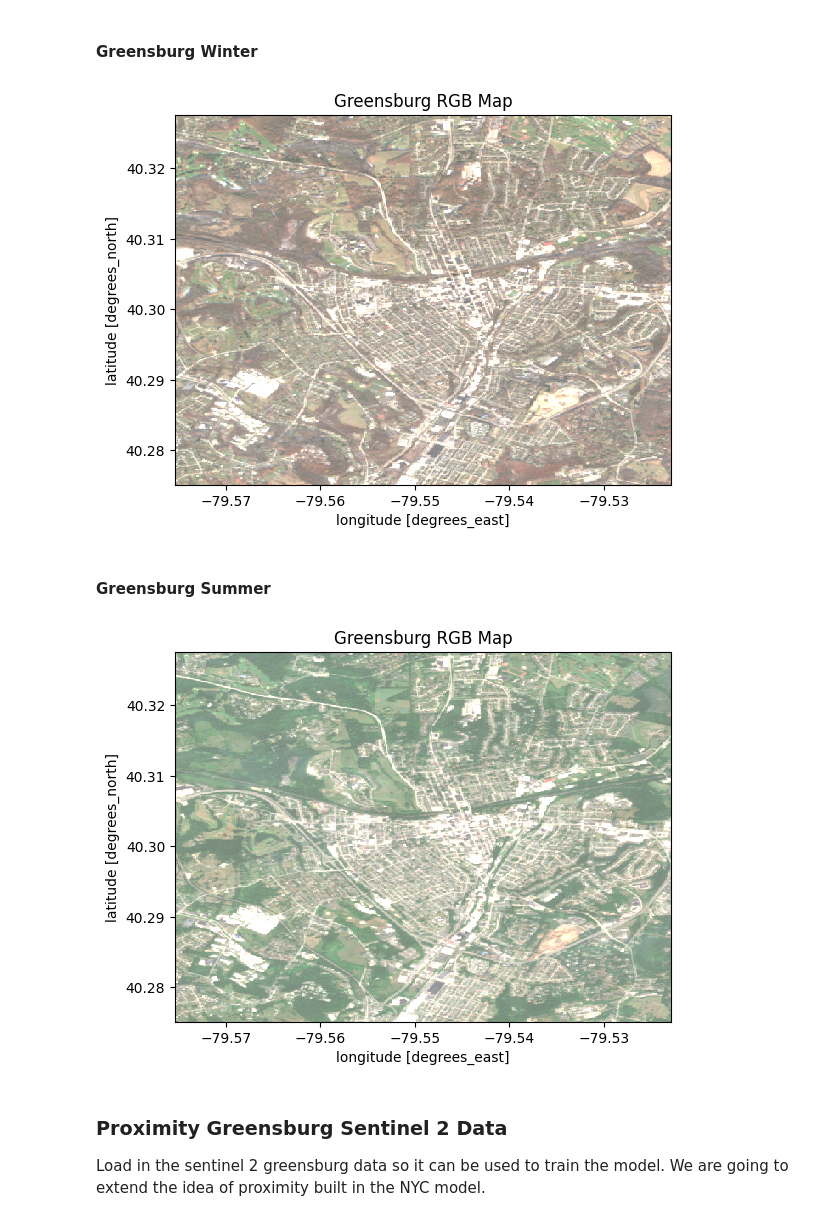
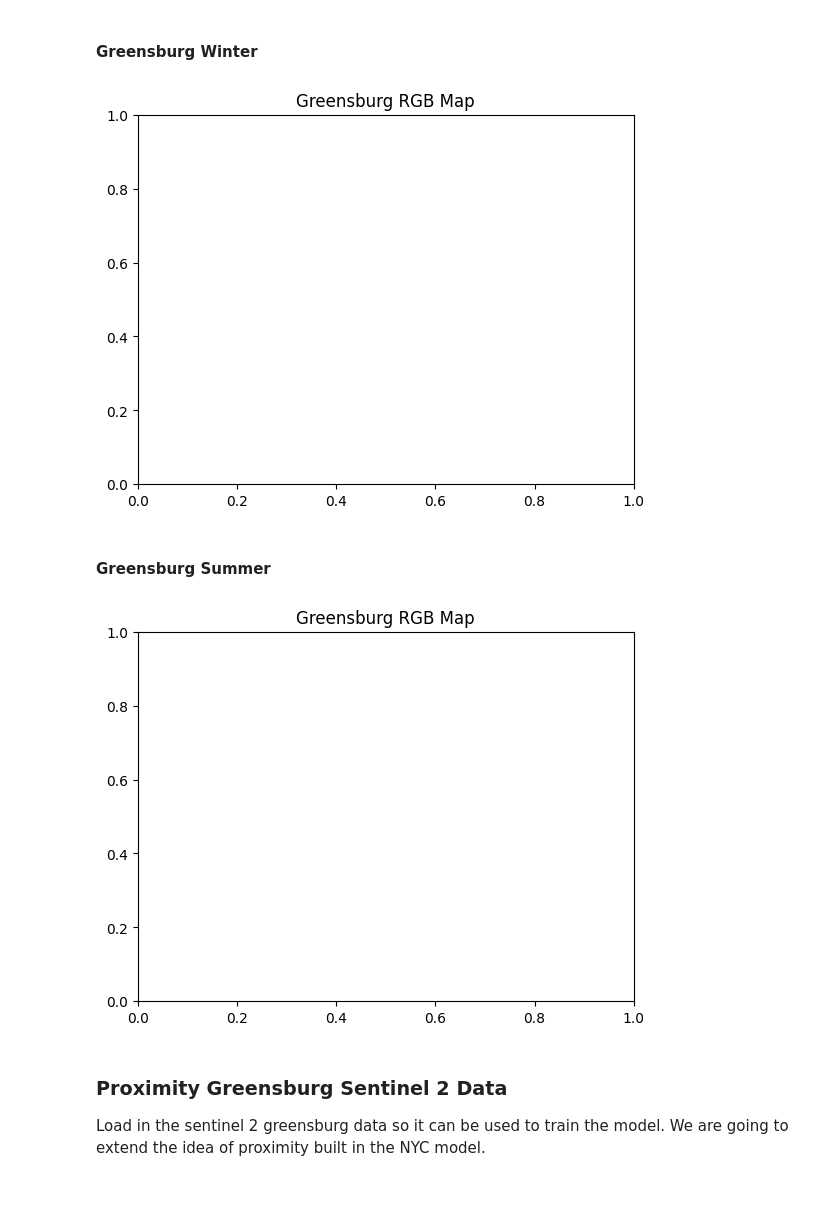
Before and after one commit to bennicholson2/Urban-Heat-Island-Prediction, a Jupyter notebook: code/greensburg_notebook.ipynb, the cells around one changed output. Cells and saved outputs as stored; diff of their text form; code cells hidden in the pictures; blank space fills up the shorter version.

```diff
--- a/code/greensburg_notebook.ipynb
+++ b/code/greensburg_notebook.ipynb
@@ -584,13 +560,13 @@ greensburg_sentinel_2_winters_data.to_csv('/Users/ben_nicholson/Documents/vs_cod
 # %%
 greensburg_sentinel_2_winters_data = pd.read_csv('/Users/ben_nicholson/Documents/vs_code/urban_heat_islands/greensburg_data/sentinel_2_data/sentinel_2_winters_data.csv',index_col=0)
 # %%
-plot_data = greensburg_sentinel_2_winters_2024[['B04','B03','B02']].to_array()
+#plot_data = greensburg_sentinel_2_winters_2024[['B04','B03','B02']].to_array()
 
-plot_data.plot.imshow(vmin=0, vmax=2500)
+#plot_data.plot.imshow(vmin=0, vmax=2500)
 plt.title('Greensburg RGB Map')
 plt.show()
 # %% [output]
-[figure, old version]
+[figure, new version]
 # %% [markdown]
 #### Greensburg Summer
 # %%
@@ -600,13 +576,13 @@ greensburg_sentinel_2_summer_data.to_csv('/Users/ben_nicholson/Documents/vs_code
 # %%
 greensburg_sentinel_2_summer_data = pd.read_csv('/Users/ben_nicholson/Documents/vs_code/urban_heat_islands/greensburg_data/sentinel_2_data/sentinel_2_summer_data.csv',index_col=0)
 # %%
-plot_data_summer = greensburg_sentinel_2_summer_2024[['B04','B03','B02']].to_array()
+#plot_data_summer = greensburg_sentinel_2_summer_2024[['B04','B03','B02']].to_array()
 
-plot_data_summer.plot.imshow(vmin=0, vmax=2500)
+#plot_data_summer.plot.imshow(vmin=0, vmax=2500)
 plt.title('Greensburg RGB Map')
 plt.show()
 # %% [output]
-[figure, old version]
+[figure, new version]
 # %% [markdown]
 ### Proximity Greensburg Sentinel 2 Data
 Load in the sentinel 2 greensburg data so it can be used to train the model. We are going to extend the idea of proximity built in the NYC model.
```
Also changed, not shown: parts of 97 cells of this notebook, 8 other files.
